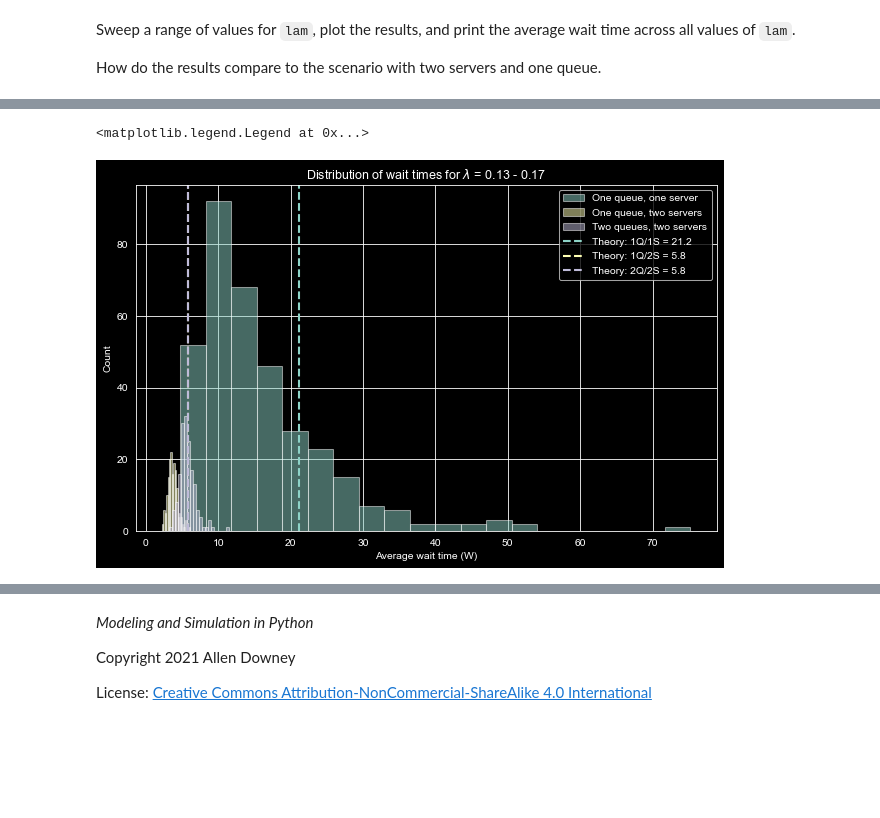
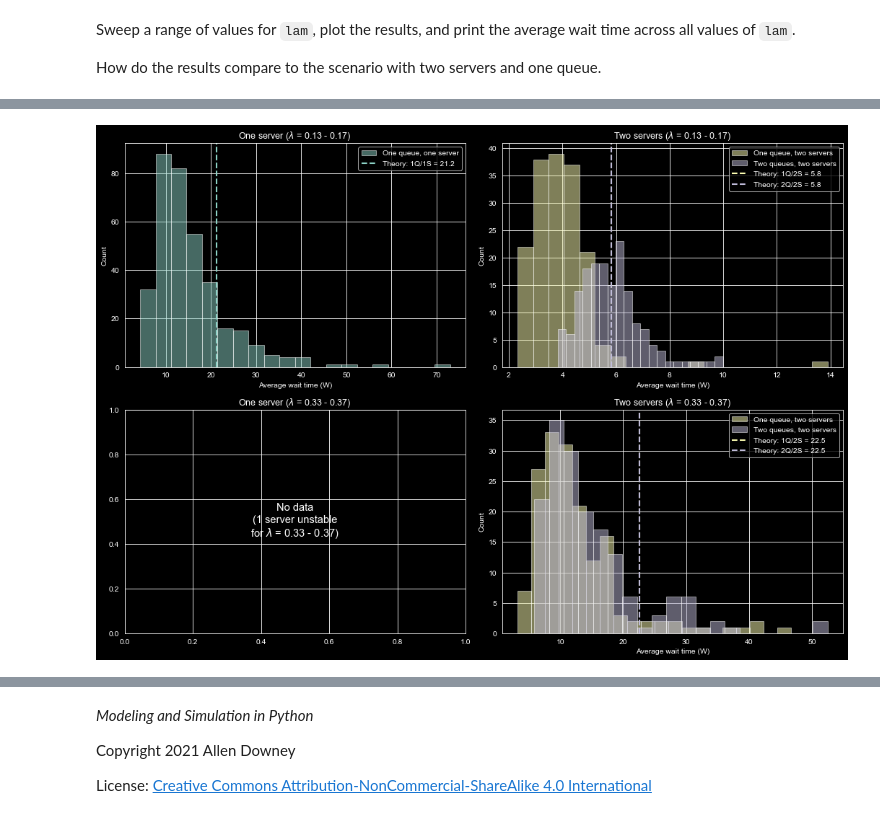
Before and after one commit to brash99/phys441, a Jupyter notebook: JupyterNotebooks/Week9and10/queue.ipynb, the cells around one changed output, grey strips where cells are left out. Drawn from its saved outputs; the diff is of its cells as text; code cells hidden in the pictures; blank space fills up the shorter version.

```diff
--- a/JupyterNotebooks/Week9and10/queue.ipynb
+++ b/JupyterNotebooks/Week9and10/queue.ipynb
@@ -438,43 +438,79 @@ plt.legend()
 # %%
 # plot histograms of a slice of arrival rates in the lambda = 0.13-0.17 range
 
 # create slices for each simulation
 lam_min, lam_max = 0.13, 0.17
 
 mask1 = (sweep.index >= lam_min) & (sweep.index <= lam_max)
 slice_1q1s = sweep[mask1]
 
 mask2 = (sweep_one_queue_two_servers.index >= lam_min) & (sweep_one_queue_two_servers.index <= lam_max)
 slice_1q2s = sweep_one_queue_two_servers[mask2]
 
 mask3 = (sweep_two_queues_two_servers.index >= lam_min) & (sweep_two_queues_two_servers.index <= lam_max)
 slice_2q2s = sweep_two_queues_two_servers[mask3]
 
 # compute theoretical averages over the same lambda slice
 mask1_th = (sweep_th.index >= lam_min) & (sweep_th.index <= lam_max)
 mean_th_1q1s = sweep_th[mask1_th].mean()
 
 mask2_th = (sweep_one_queue_two_servers_th.index >= lam_min) & (sweep_one_queue_two_servers_th.index <= lam_max)
 mean_th_1q2s = sweep_one_queue_two_servers_th[mask2_th].mean()
 
 mask3_th = (sweep_two_queues_two_servers_th.index >= lam_min) & (sweep_two_queues_two_servers_th.index <= lam_max)
 mean_th_2q2s = sweep_two_queues_two_servers_th[mask3_th].mean()
 
-# plot histograms
-plt.figure(figsize=(10, 6))
-plt.hist(slice_1q1s.values, bins=20, alpha=0.5, label='One queue, one server')
-plt.hist(slice_1q2s.values, bins=20, alpha=0.5, label='One queue, two servers')
-plt.hist(slice_2q2s.values, bins=20, alpha=0.5, label='Two queues, two servers')
+# second slice: lambda = 0.33 - 0.37
+lam_min2, lam_max2 = 0.33, 0.37
 
-# add vertical lines for theoretical averages
-plt.axvline(mean_th_1q1s, color='C0', linestyle='--', linewidth=2, label=f'Theory: 1Q/1S = {mean_th_1q1s:.1f}')
-plt.axvline(mean_th_1q2s, color='C1', linestyle='--', linewidth=2, label=f'Theory: 1Q/2S = {mean_th_1q2s:.1f}')
-plt.axvline(mean_th_2q2s, color='C2', linestyle='--', linewidth=2, label=f'Theory: 2Q/2S = {mean_th_2q2s:.1f}')
+mask1b = (sweep_one_queue_two_servers.index >= lam_min2) & (sweep_one_queue_two_servers.index <= lam_max2)
+slice_1q2s_b = sweep_one_queue_two_servers[mask1b]
 
-plt.xlabel('Average wait time (W)')
-plt.ylabel('Count')
-plt.title(f'Distribution of wait times for $\\lambda$ = {lam_min} - {lam_max}')
-plt.legend()
+mask2b = (sweep_two_queues_two_servers.index >= lam_min2) & (sweep_two_queues_two_servers.index <= lam_max2)
+slice_2q2s_b = sweep_two_queues_two_servers[mask2b]
+
+mask1b_th = (sweep_one_queue_two_servers_th.index >= lam_min2) & (sweep_one_queue_two_servers_th.index <= lam_max2)
+mean_th_1q2s_b = sweep_one_queue_two_servers_th[mask1b_th].mean()
+
+mask2b_th = (sweep_two_queues_two_servers_th.index >= lam_min2) & (sweep_two_queues_two_servers_th.index <= lam_max2)
+mean_th_2q2s_b = sweep_two_queues_two_servers_th[mask2b_th].mean()
+
+fig, axes = plt.subplots(2, 2, figsize=(14, 10))
+
+# Top left: one server, slice 1
+axes[0, 0].hist(slice_1q1s.values, bins=20, alpha=0.5, color='C0', label='One queue, one server')
+axes[0, 0].axvline(mean_th_1q1s, color='C0', linestyle='--', linewidth=2, label=f'Theory: 1Q/1S = {mean_th_1q1s:.1f}')
+axes[0, 0].set_xlabel('Average wait time (W)')
+axes[0, 0].set_ylabel('Count')
+axes[0, 0].set_title(f'One server ($\\lambda$ = {lam_min} - {lam_max})')
+axes[0, 0].legend()
+
+# Top right: two servers, slice 1
+axes[0, 1].hist(slice_1q2s.values, bins=20, alpha=0.5, color='C1', label='One queue, two servers')
+axes[0, 1].hist(slice_2q2s.values, bins=20, alpha=0.5, color='C2', label='Two queues, two servers')
+axes[0, 1].axvline(mean_th_1q2s, color='C1', linestyle='--', linewidth=2, label=f'Theory: 1Q/2S = {mean_th_1q2s:.1f}')
+axes[0, 1].axvline(mean_th_2q2s, color='C2', linestyle='--', linewidth=2, label=f'Theory: 2Q/2S = {mean_th_2q2s:.1f}')
+axes[0, 1].set_xlabel('Average wait time (W)')
+axes[0, 1].set_ylabel('Count')
+axes[0, 1].set_title(f'Two servers ($\\lambda$ = {lam_min} - {lam_max})')
+axes[0, 1].legend()
+
+# Bottom left: one server, slice 2 (lam 0.33-0.37 is beyond stability for 1 server, so skip)
+# Note: for 1Q/1S, lam_array only goes up to 0.96*mu = 0.192, so no data in 0.33-0.37
+axes[1, 0].text(0.5, 0.5, 'No data\n(1 server unstable\nfor $\\lambda$ = 0.33 - 0.37)',
+                ha='center', va='center', transform=axes[1, 0].transAxes, fontsize=14)
+axes[1, 0].set_title(f'One server ($\\lambda$ = {lam_min2} - {lam_max2})')
+
+# Bottom right: two servers, slice 2
+axes[1, 1].hist(slice_1q2s_b.values, bins=20, alpha=0.5, color='C1', label='One queue, two servers')
+axes[1, 1].hist(slice_2q2s_b.values, bins=20, alpha=0.5, color='C2', label='Two queues, two servers')
+axes[1, 1].axvline(mean_th_1q2s_b, color='C1', linestyle='--', linewidth=2, label=f'Theory: 1Q/2S = {mean_th_1q2s_b:.1f}')
+axes[1, 1].axvline(mean_th_2q2s_b, color='C2', linestyle='--', linewidth=2, label=f'Theory: 2Q/2S = {mean_th_2q2s_b:.1f}')
+axes[1, 1].set_xlabel('Average wait time (W)')
+axes[1, 1].set_ylabel('Count')
+axes[1, 1].set_title(f'Two servers ($\\lambda$ = {lam_min2} - {lam_max2})')
+axes[1, 1].legend()
+
+plt.tight_layout()
 # %% [output]
-<matplotlib.legend.Legend at 0x...>
-[figure, old version]
+[figure, new version]
```
Also changed, not shown: parts of 7 cells of this notebook, 2 other files.
